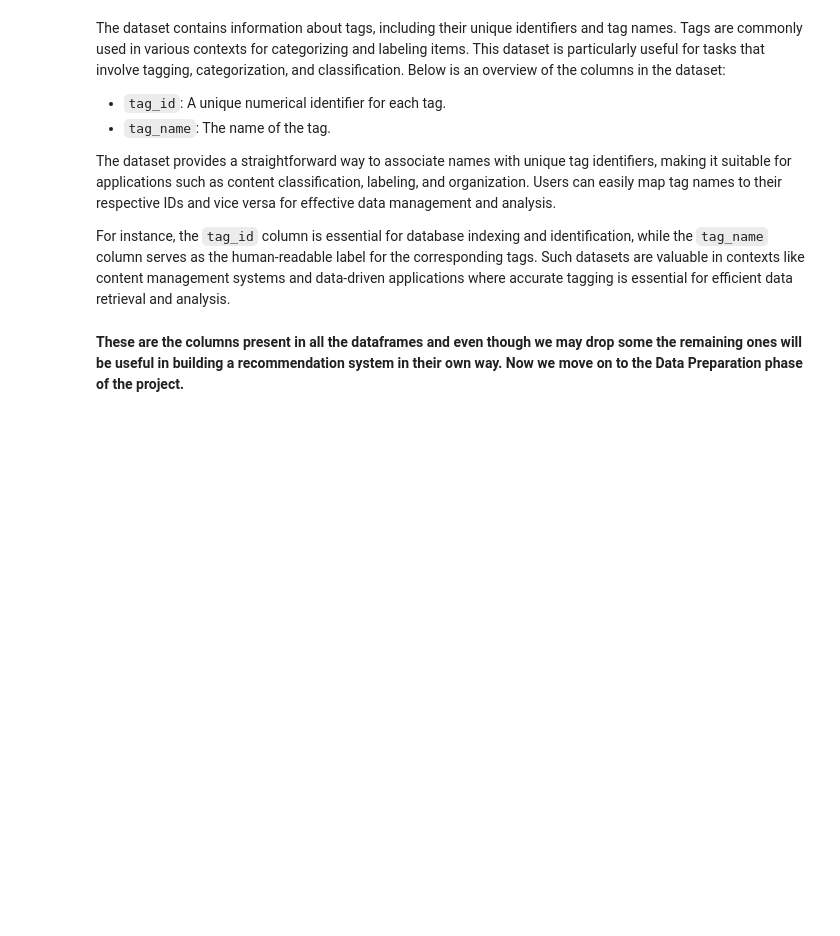
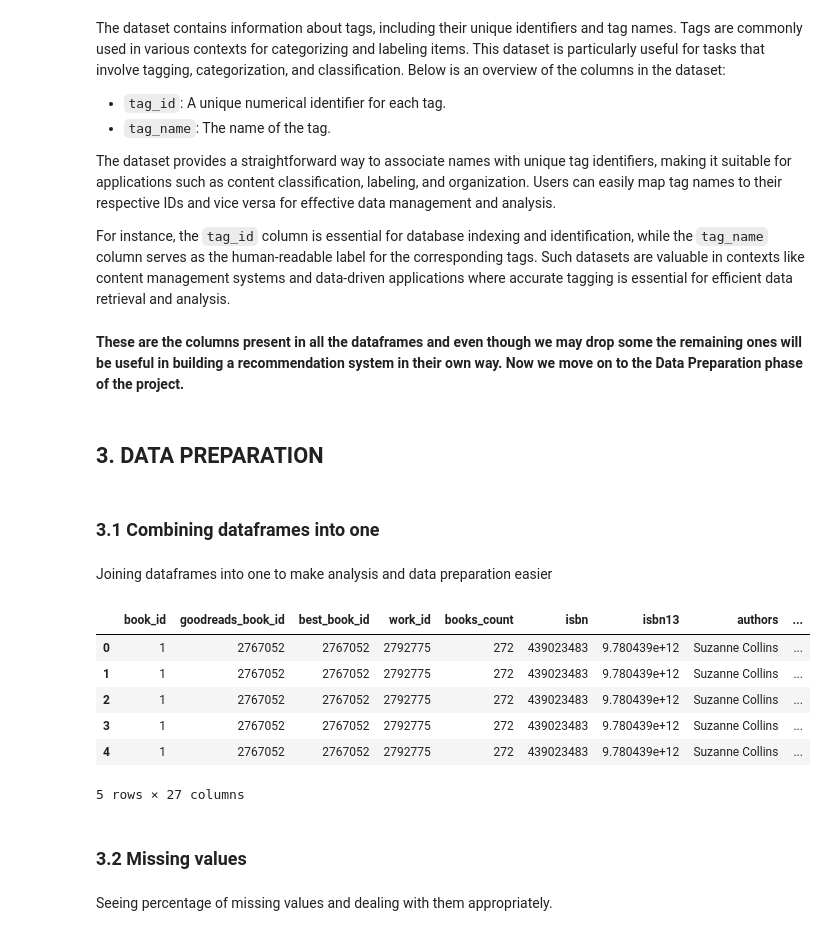
Before and after one commit to DennisWainaina/Book-recommendation-system-project, a Jupyter notebook: index.ipynb, the cells around one changed output. Cells and saved outputs as stored; diff of their text form; code cells hidden in the pictures; blank space fills up the shorter version.

Commit message:
Started data preparation by combining dataframes into one, dealing with missing values and checking for duplicates in which there were none.

```diff
--- a/index.ipynb
+++ b/index.ipynb
@@ -148,3 +148,27 @@ The dataset provides a straightforward way to associate names with unique tag id
 For instance, the `tag_id` column is essential for database indexing and identification, while the `tag_name` column serves as the human-readable label for the corresponding tags. Such datasets are valuable in contexts like content management systems and data-driven applications where accurate tagging is essential for efficient data retrieval and analysis.
 # %% [markdown]
 **These are the columns present in all the dataframes and even though we may drop some the remaining ones will be useful in building a recommendation system in their own way. Now we move on to the Data Preparation phase of the project.**
+# %% [markdown]
+## 3. DATA PREPARATION
+# %% [markdown]
+### 3.1 Combining dataframes into one
+# %% [markdown]
+Joining dataframes into one to make analysis and data preparation easier
+# %%
+# Joining dataframes into one
+combined_df = books.merge(ratings, on='book_id').merge(tags, left_on='book_id', right_on='tag_id')
+
+# Results
+combined_df.head()
+# %% [output]
+|  | book_id | goodreads_book_id | best_book_id | work_id | books_count | isbn | isbn13 | authors | ... |
+| 0 | 1 | 2767052 | 2767052 | 2792775 | 272 | 439023483 | 9.780439e+12 | Suzanne Collins | ... |
+| 1 | 1 | 2767052 | 2767052 | 2792775 | 272 | 439023483 | 9.780439e+12 | Suzanne Collins | ... |
+| 2 | 1 | 2767052 | 2767052 | 2792775 | 272 | 439023483 | 9.780439e+12 | Suzanne Collins | ... |
+| 3 | 1 | 2767052 | 2767052 | 2792775 | 272 | 439023483 | 9.780439e+12 | Suzanne Collins | ... |
+| 4 | 1 | 2767052 | 2767052 | 2792775 | 272 | 439023483 | 9.780439e+12 | Suzanne Collins | ... |
+5 rows × 27 columns
+# %% [markdown]
+### 3.2 Missing values
+# %% [markdown]
+Seeing percentage of missing values and dealing with them appropriately.
```
Also changed, not shown: parts of 12 cells of this notebook.
